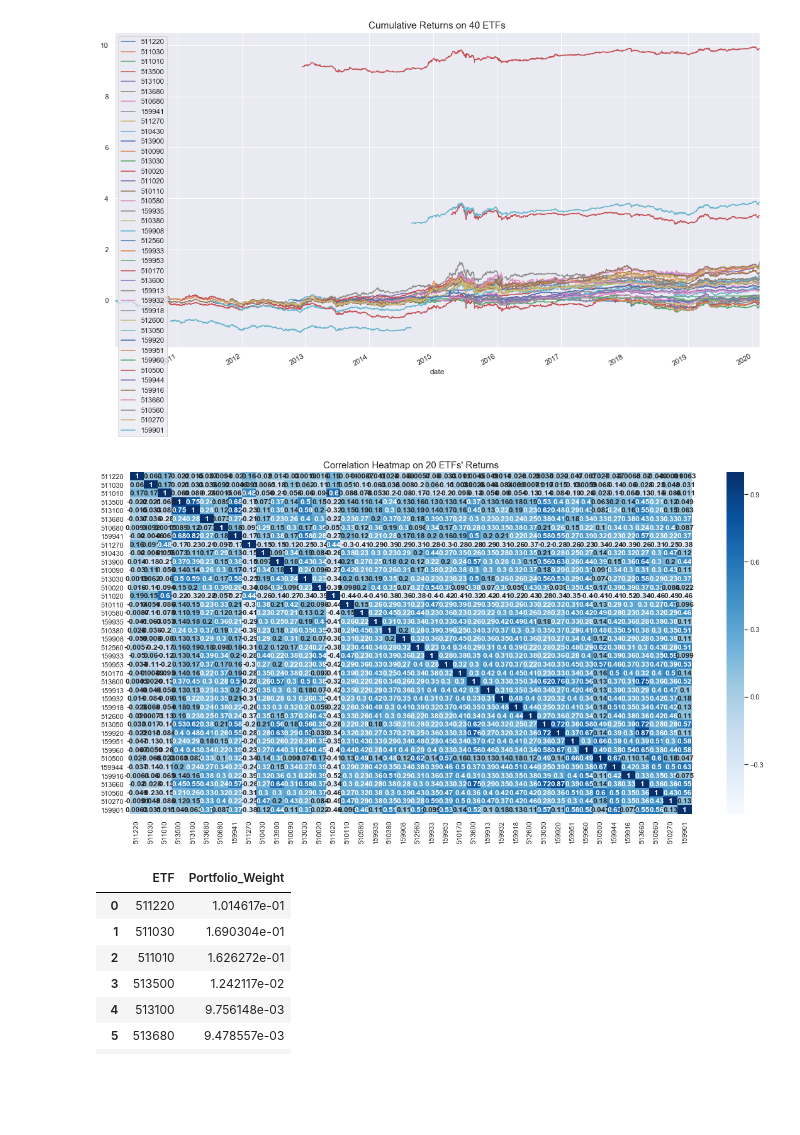
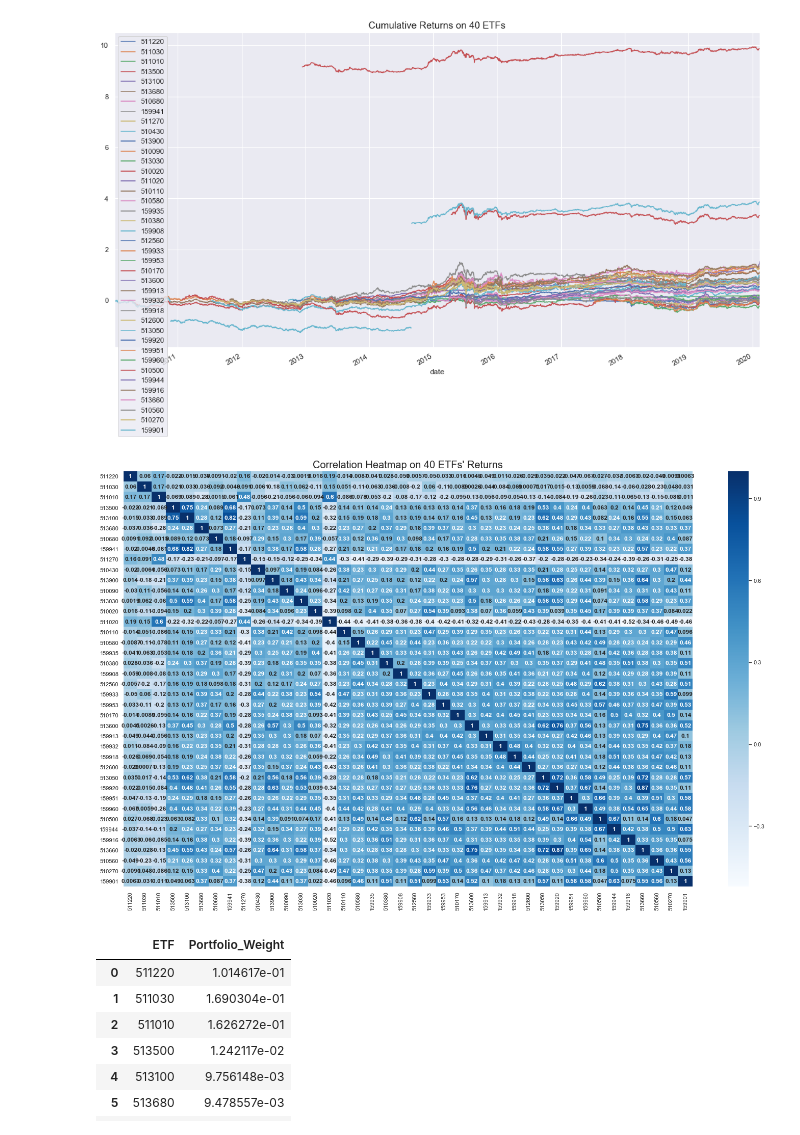
Before and after one commit to bradsun91/brad_public_workspace_mac, a Jupyter notebook: quant_research/RESEARCH_3_RISK_PARITY_PORTFOLIO_RECORD.ipynb, the cells around one changed output. Cells and saved outputs as stored; diff of their text form; code cells hidden in the pictures; blank space fills up the shorter version.

```diff
--- a/quant_research/RESEARCH_3_RISK_PARITY_PORTFOLIO_RECORD.ipynb
+++ b/quant_research/RESEARCH_3_RISK_PARITY_PORTFOLIO_RECORD.ipynb
@@ -201,13 +201,13 @@ plt.title("Cumulative Returns on 40 ETFs", fontsize = 15)
 Text(0.5, 1.0, 'Cumulative Returns on 40 ETFs')
 [figure]
 # %%
-fig = plt.figure(figsize = (20, 10))
+fig = plt.figure(figsize = (25, 15))
 ax = fig.add_subplot(111)
 ax = sns.heatmap(merged_df.corr(),\
                 annot=True, annot_kws={'size':12, 'weight': 'bold'}, cmap = 'Blues')
-plt.title("Correlation Heatmap on 20 ETFs' Returns", fontsize = 15);
+plt.title("Correlation Heatmap on 40 ETFs' Returns", fontsize = 20);
 # %% [output]
-[figure, old version]
+[figure, new version]
 # %%
 from scipy.optimize import minimize
 
```
Also changed, not shown: 2 other files.
